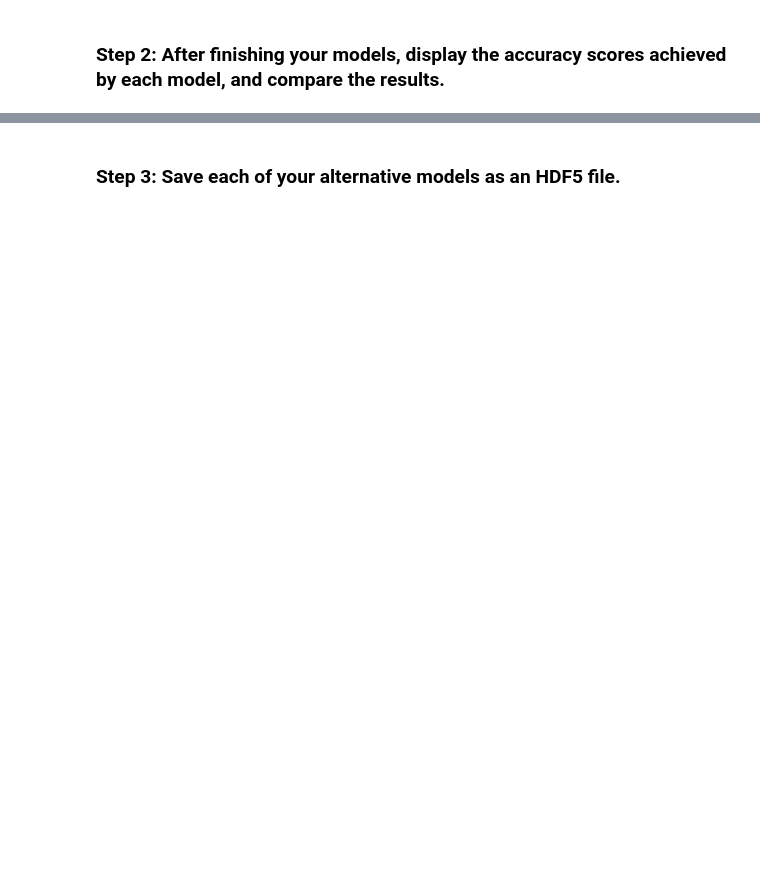
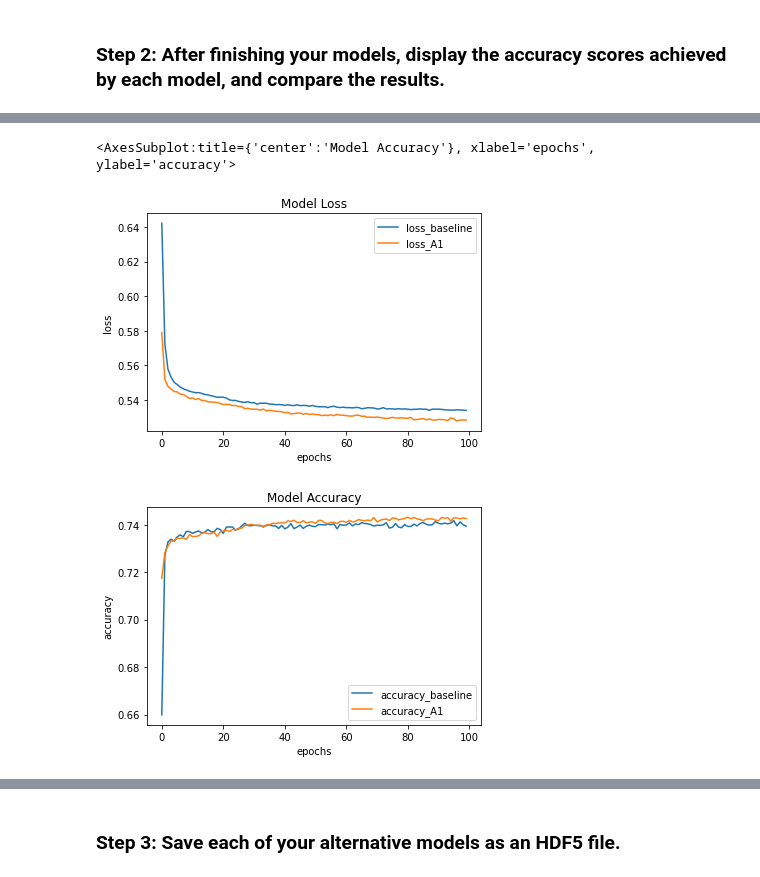
Before and after one commit to godifay/Alphabet-Soup-funding-, a Jupyter notebook: Starter_Code 13/GC_venture_funding_with_deep_learning.ipynb, the cells around one changed output, grey strips where cells are left out. Saved outputs shown, nothing was run; the diff lists cells and outputs as text; code cells hidden in the pictures; blank space fills up the shorter version.

```diff
--- a/Starter_Code 13/GC_venture_funding_with_deep_learning.ipynb
+++ b/Starter_Code 13/GC_venture_funding_with_deep_learning.ipynb
@@ -469,0 +487,5 @@ hidden_nodes_layer1_A1
+# %%
+# Define the number of hidden nodes for the sith hidden layer
+hidden_nodes_layer6_A1 = (hidden_nodes_layer5_A1 + number_output_neurons_A1) // 2
+# Review the number of hidden nodes in the fourth layer
+hidden_nodes_layer6_A1
@@ -470,3 +494,3 @@ hidden_nodes_layer1_A1
 # %%
 # Create the Sequential model instance
-nn_A1 = # YOUR CODE HERE
+nn_A1 = Sequential()
@@ -487,3 +548,9 @@ nn_A1.# YOUR CODE HERE
+# %%
+# Compile the Sequential model
+# YOUR CODE HERE Test two optmizers , the adam has higher accuracy score than the adagrad.
+nn_A1.compile(loss="binary_crossentropy", optimizer="adam", metrics=["accuracy"])
+#nn_A1.compile(loss="binary_crossentropy", optimizer="adagrad", metrics=["accuracy"])
 # %%
-# Fit the model using 50 epochs and the training data
-fit_model_A1 = # YOUR CODE HERE
+# Fit the model using 100 epochs and the training data
+# YOUR CODE HERE
+fit_model_A1 = nn_A1.fit(X_train_scaled, y_train, epochs=100)
@@ -534,0 +816,24 @@ print(f"Loss: {model_loss}, Accuracy: {model_accuracy}")
+# %%
+# Create a DataFrame using the model history for loss and comparing thhe baseline data and altternative 1
+models_plot_loss_baseline_vs_A1 = pd.DataFrame(
+    {'loss_baseline' : fit_model_baseline.history['loss'],
+    'loss_A1' : fit_model_A1.history['loss']
+    }
+)
+
+# Vizualize the model plot where the y-axis displays the loss metric
+models_plot_loss_baseline_vs_A1.plot(title='Model Loss', xlabel='epochs', ylabel='loss')
+
+# Create a DataFrame using the model history for accuracy and comparing the baseline and alternative 1
+models_plot_accuracy_baseline_vs_A1 = pd.DataFrame(
+    {'accuracy_baseline' : fit_model_baseline.history['accuracy'],
+    'accuracy_A1' : fit_model_A1.history['accuracy']
+    }
+)
+
+# Vizualize the model plot where the y-axis displays the accuracy metric
+models_plot_accuracy_baseline_vs_A1.plot(title='Model Accuracy', xlabel='epochs', ylabel='accuracy')
+# %% [output]
+<AxesSubplot:title={'center':'Model Accuracy'}, xlabel='epochs', ylabel='accuracy'>
+[figure, added]
+[figure, added]
```
Also changed, not shown: parts of 56 cells of this notebook, 7 other files.
